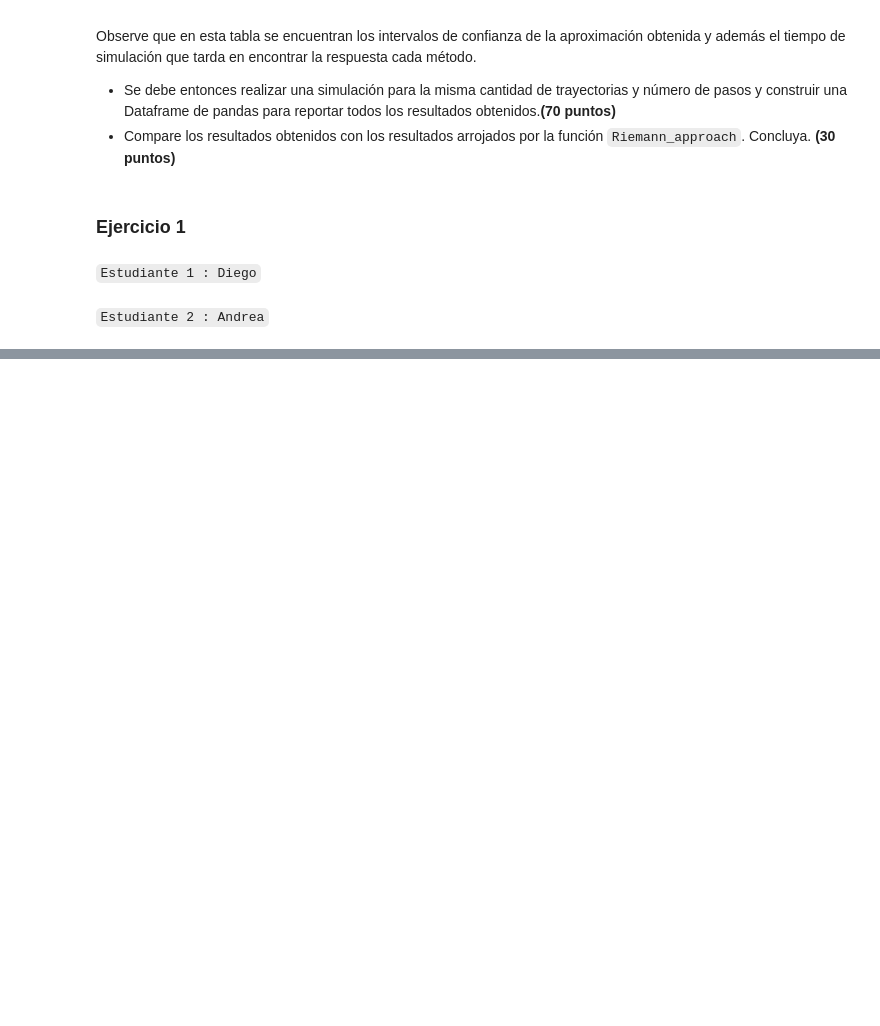
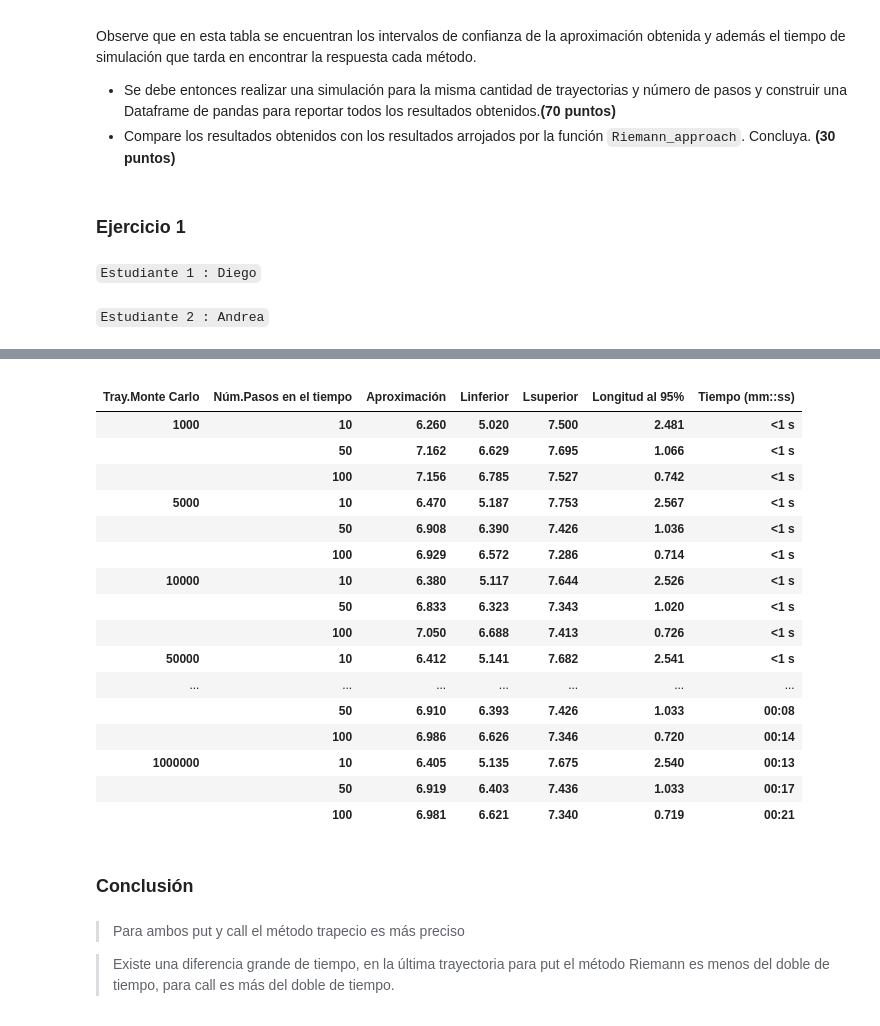
Before and after one commit to diegolazareno/Tarea9_DALopez_AFlores, a Jupyter notebook: Tarea9_DALopez_AFlores.ipynb, the cells around one changed output, grey strips where cells are left out. Cells and saved outputs as stored; diff of their text form; code cells hidden in the pictures; blank space fills up the shorter version.

```diff
--- a/Tarea9_DALopez_AFlores.ipynb
+++ b/Tarea9_DALopez_AFlores.ipynb
@@ -32,0 +324,27 @@ Observe que en esta tabla se encuentran los intervalos de confianza de la aproxi
+# %%
+df_riemann_c
+# %% [output]
+|  |  |  |  |  |  |  |
+| Tray.Monte Carlo | Núm.Pasos en el tiempo | Aproximación | Linferior | Lsuperior | Longitud al 95% | Tiempo (mm::ss) |
+| 1000 | 10 | 6.260 | 5.020 | 7.500 | 2.481 | <1 s |
+|  | 50 | 7.162 | 6.629 | 7.695 | 1.066 | <1 s |
+|  | 100 | 7.156 | 6.785 | 7.527 | 0.742 | <1 s |
+| 5000 | 10 | 6.470 | 5.187 | 7.753 | 2.567 | <1 s |
+|  | 50 | 6.908 | 6.390 | 7.426 | 1.036 | <1 s |
+|  | 100 | 6.929 | 6.572 | 7.286 | 0.714 | <1 s |
+| 10000 | 10 | 6.380 | 5.117 | 7.644 | 2.526 | <1 s |
+|  | 50 | 6.833 | 6.323 | 7.343 | 1.020 | <1 s |
+|  | 100 | 7.050 | 6.688 | 7.413 | 0.726 | <1 s |
+| 50000 | 10 | 6.412 | 5.141 | 7.682 | 2.541 | <1 s |
+| ... | ... | ... | ... | ... | ... | ... |
+|  | 50 | 6.910 | 6.393 | 7.426 | 1.033 | 00:08 |
+|  | 100 | 6.986 | 6.626 | 7.346 | 0.720 | 00:14 |
+| 1000000 | 10 | 6.405 | 5.135 | 7.675 | 2.540 | 00:13 |
+|  | 50 | 6.919 | 6.403 | 7.436 | 1.033 | 00:17 |
+|  | 100 | 6.981 | 6.621 | 7.340 | 0.719 | 00:21 |
+# %% [markdown]
+### Conclusión
+# %% [markdown]
+> Para ambos put y call el método trapecio es más preciso
+
+>Existe una diferencia grande de tiempo, en la última trayectoria para put el método Riemann es menos del doble de tiempo, para call es más del doble de tiempo.
```
Also changed, not shown: parts of 12 cells of this notebook.
